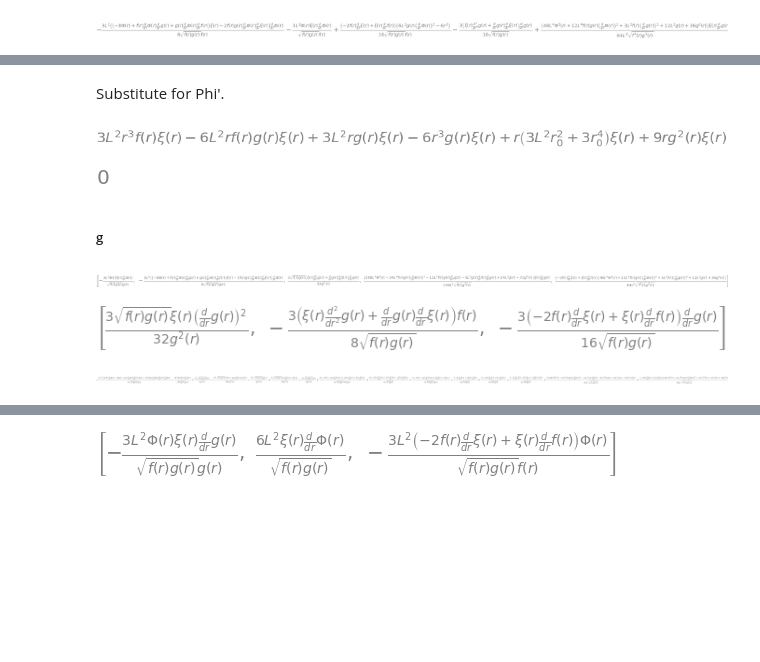
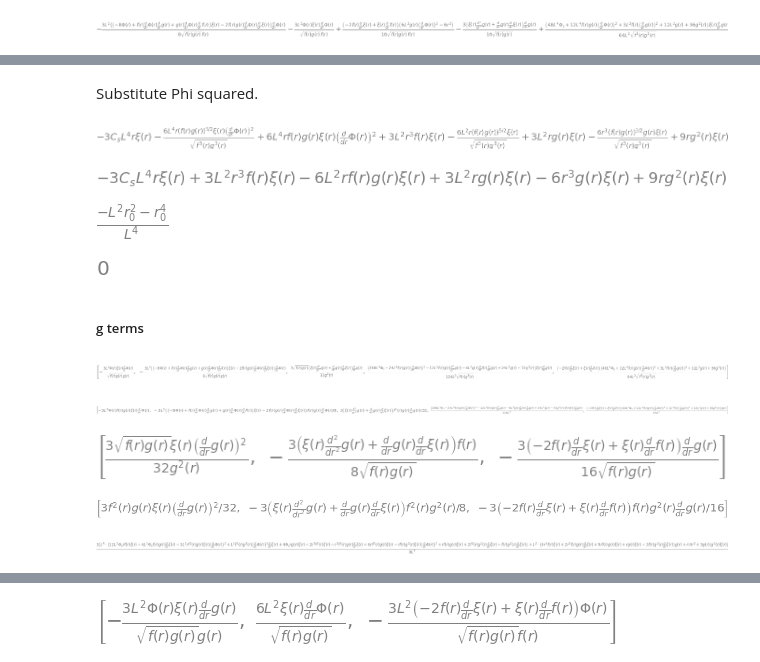
Before and after one commit to jchryssanthacopoulos/wormholes, a Jupyter notebook: gauge_invariance_action.ipynb, the cells around one changed output, grey strips where cells are left out. Cells and saved outputs as stored; diff of their text form; code cells hidden in the pictures; blank space fills up the shorter version.

```diff
--- a/gauge_invariance_action.ipynb
+++ b/gauge_invariance_action.ipynb
@@ -262,11 +259,17 @@ f_term_num.simplify()
 # %% [markdown]
-Substitute for Phi'.
+Substitute Phi squared.
+# %%
+f_term_num.subs({Phi_s: Phi_s_sol}).simplify()
+# %% [output]
+[figure, added]
+# %%
+f_term_num = -3 * C_s * L ** 4 * r * xi + 3 * L ** 2 * r ** 3 * f * xi - 6 * L ** 2 * r * f * g * xi + 3 * L ** 2 * r * g * xi - 6 * r ** 3 * g * xi + 9 * r * g ** 2 * xi
+f_term_num
+# %% [output]
+[figure, added]
 # %%
-C_s = sympy.symbols("C_s")
-C_s = -(L ** 2 * r_0 ** 2 + r_0 ** 4) / L ** 4
+C_s_sol = -(L ** 2 * r_0 ** 2 + r_0 ** 4) / L ** 4
+C_s_sol
+# %% [output]
+[figure, added]
-# %%
-f_term_num = -3 * C_s * L ** 4 * r * xi + 3 * L ** 2 * r ** 3 * f * xi - 6 * L ** 2 * r * f * g * xi + 3 * L ** 2 * r * g * xi - 6 * r ** 3 * g * xi + 9 * r * g ** 2 * xi
-f_term_num
-# %% [output]
-[figure, removed]
 # %%
@@ -274,17 +277,23 @@ f_term_num.subs({f: f_sol, g: g_sol}).simplify()
 # %% [output]
 [figure]
 # %% [markdown]
-##### g
+##### g terms
 # %%
 delta_g_terms
 # %% [output]
 [figure]
+# %%
+delta_g_terms = [
+    -3 * L ** 2 * Phi * xi * dPhi * g * f,
+    -3 * L ** 2 * dPhi * g * f * ((-8 * Phi + f * dPhi * dg + g * dPhi * df) * xi - 2 * f * g * dPhi * dxi) / 8,
+    3 * g * f ** 2 * (xi * ddg + dg * dxi) * dg / 32,
+    (288 * L ** 4 * Phi_s - 24 * L ** 4 * f * g * dPhi ** 2 - 12 * L ** 2 * f * g * ddg - 6 * L ** 2 * g * df * dg + 24 * L ** 2 * g - 72 * g ** 2) * xi * dg * f / (128 * L ** 2),
+    g * (-2 * f * dxi + xi * df) * (48 * L ** 4 * Phi_s + 12 * L ** 4 * f * g * dPhi ** 2 + 3 * L ** 2 * f * dg ** 2 + 12 * L ** 2 * g + 36 * g ** 2) / (64 * L ** 2)
+]
+delta_g_terms
+# %% [output]
+[figure, added]
 # %%
 ddelta_g_terms
 # %% [output]
 [figure]
-# %%
-total_g_term = (sum(delta_g_terms) - sympy.diff(sum(ddelta_g_terms), r)).subs({dg: dg_sol, ddg: ddg_sol})
-total_g_term
-# %% [output]
-[figure, removed]
@@ -290,0 +306,9 @@ total_g_term
+# %%
+ddelta_g_terms
+# %% [output]
+[figure, added]
+# %%
+total_g_term = (sum(delta_g_terms) - sympy.diff(sum(ddelta_g_terms), r)).subs({dg: dg_sol, ddg: ddg_sol, df: df_sol, ddf: ddf_sol}).expand()
+total_g_term.simplify()
+# %% [output]
+[figure, added]
```
Also changed, not shown: parts of 11 cells of this notebook.
